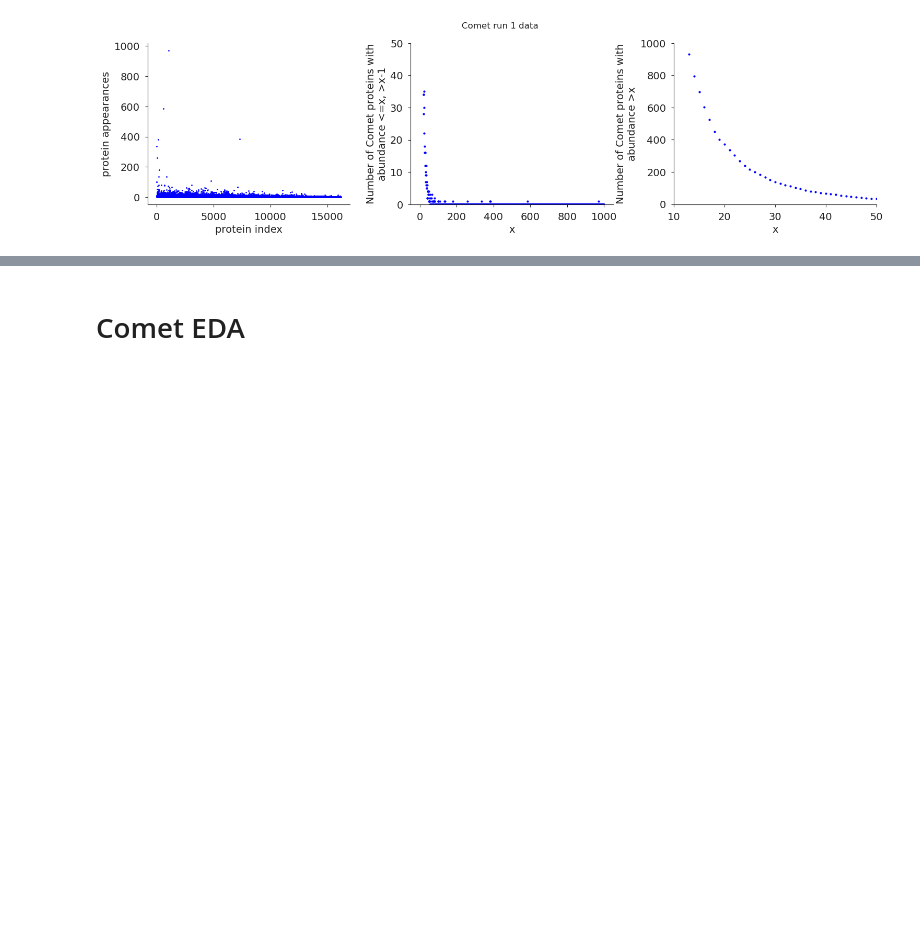
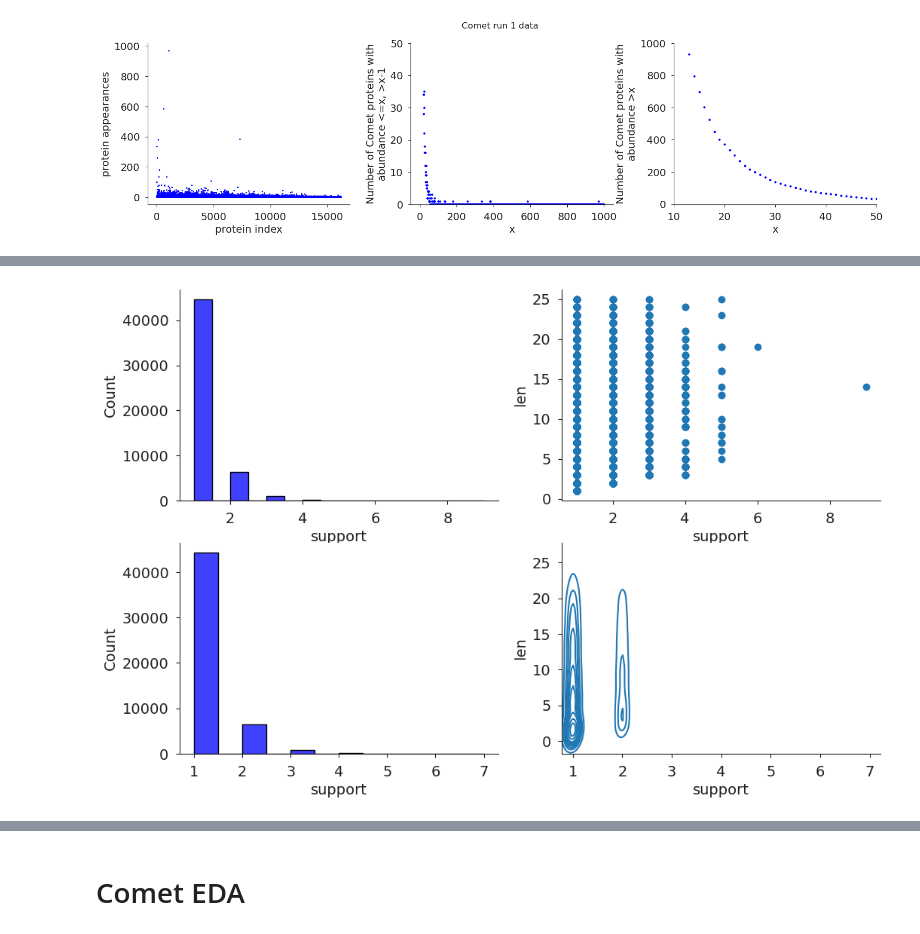
Before and after one commit to ryanlayerlab/hypedsearch, a Jupyter notebook: notebooks/experiment-development.ipynb, the cells around one changed output, grey strips where cells are left out. Saved outputs shown, nothing was run; the diff lists cells and outputs as text; code cells hidden in the pictures; blank space fills up the shorter version.

```diff
--- a/notebooks/experiment-development.ipynb
+++ b/notebooks/experiment-development.ipynb
@@ -411,0 +598,7 @@ decompress_and_unpickle(file_path=path)
+# %%
+# No parallelization
+start_time = time()
+peaks_with_matches = []
+for peak in spectrum.peaks:
+    peaks_with_matches.append(get_ions_matching_peak(db=db, peak=peak, precursor_charge=spectrum.precursor_charge))
+print(f"Took {round(time() - start_time, 2)} seconds")
@@ -411,0 +623,11 @@ decompress_and_unpickle(file_path=path)
+# %%
+# concurrent.futures.ProcessPoolExecutor (for CPU-bound tasks)
+from concurrent.futures import ProcessPoolExecutor
+
+num_workers = multiprocessing.cpu_count()
+process_peak = lambda peak: get_ions_matching_peak(db_path=db_path, peak=peak, precursor_charge=spectrum.precursor_charge)
+
+start_time = time()
+with ProcessPoolExecutor(max_workers=num_workers) as executor:
+    peaks_with_matches = list(executor.map(process_peak, spectrum.peaks))
+print(f"Took {round(time() - start_time, 2)} seconds")
@@ -411,0 +672,62 @@ decompress_and_unpickle(file_path=path)
+# %%
+
+
+_, axs = fig_setup(2, 2)
+ax = axs[0]
+_=sns.histplot(
+    df[df.type=="b"]["support"],
+    # bins=10,
+    binwidth=0.5,
+    # kde=True,
+    color="blue",
+    edgecolor="black",
+    ax=ax,
+)
+set_title_axes_labels(ax=ax, ylabel="Count", xlabel="support")
+
+ax = axs[1]
+_=ax.scatter(
+    df[df.type=="b"]["support"], df[df.type=="b"]["len"],
+)
+set_title_axes_labels(
+    ax=ax,
+    xlabel="support",
+    ylabel="len",
+)
+
+ax = axs[2]
+_=sns.histplot(
+    df[df.type=="y"]["support"],
+    # bins=10,
+    binwidth=0.5,
+    # kde=True,
+    color="blue",
+    edgecolor="black",
+    ax=ax,
+)
+set_title_axes_labels(ax=ax, ylabel="Count", xlabel="support")
+
+ax = axs[3]
+
+_=sns.kdeplot(
+    x=df[df.type=="y"]["support"],
+    y=df[df.type=="y"]["len"],
+    # cmap='Blues',
+    # fill=True,
+    ax=ax,
+)
+
+# plt.imshow()
+# _=ax.imshow(z+10, extent=(np.amin(x), np.amax(x), np.amin(y), np.amax(y)),
+#         cmap=cm.hot, norm=LogNorm())
+# _=ax.scatter(
+#     df[df.type=="y"]["support"], df[df.type=="y"]["len"],
+# )
+set_title_axes_labels(
+    ax=ax,
+    xlabel="support",
+    ylabel="len",
+)
+finalize(axs)
+df.shape
+# %% [output]
@@ -411,0 +735 @@ decompress_and_unpickle(file_path=path)
+[figure, added]
```
Also changed, not shown: parts of 53 cells of this notebook, 15 other files.
